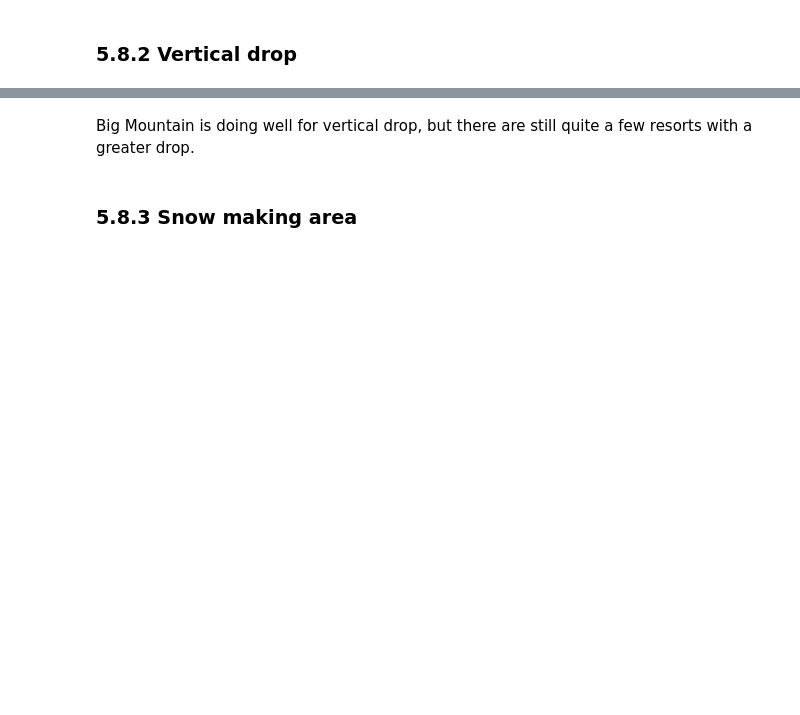
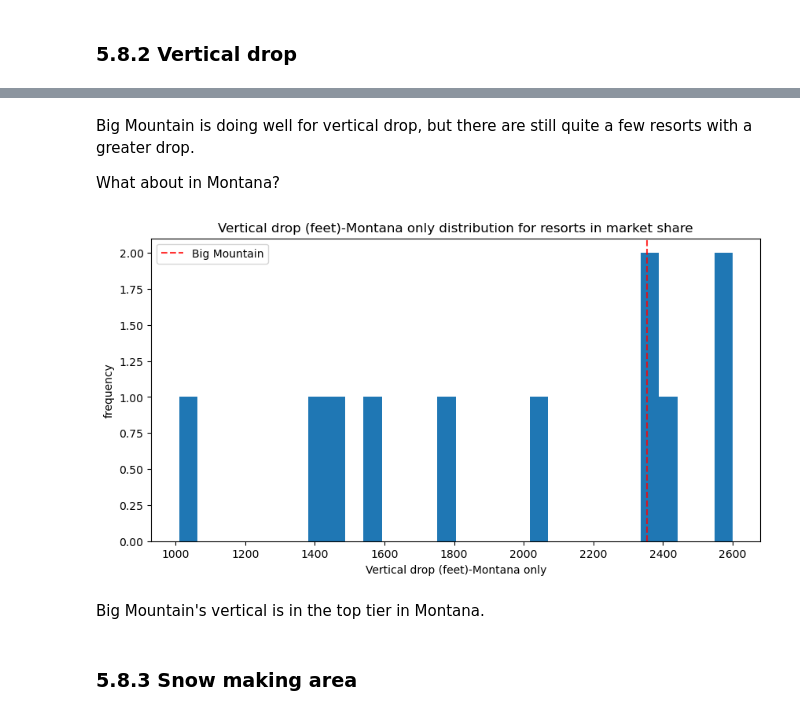
Before and after one commit to mikedshadow/Big_Mountain, a Jupyter notebook: Notebooks/05_modeling.ipynb, the cells around one changed output, grey strips where cells are left out. Drawn from its saved outputs; the diff is of its cells as text; code cells hidden in the pictures; blank space fills up the shorter version.

```diff
--- a/Notebooks/05_modeling.ipynb
+++ b/Notebooks/05_modeling.ipynb
@@ -211,5 +254,13 @@ plot_compare('vertical_drop', 'Vertical drop (feet)')
 # %% [markdown]
 Big Mountain is doing well for vertical drop, but there are still quite a few resorts with a greater drop.
+
+What about in Montana?
+# %%
+plot_compare('vertical_drop', 'Vertical drop (feet)-Montana only', state='Montana')
+# %% [output]
+[figure, added]
+# %% [markdown]
+Big Mountain's vertical is in the top tier in Montana.
 # %% [markdown]
 ### 5.8.3 Snow making area<a id='5.8.3_Snow_making_area'></a>
 # %%
```
Also changed, not shown: parts of 58 cells of this notebook.
